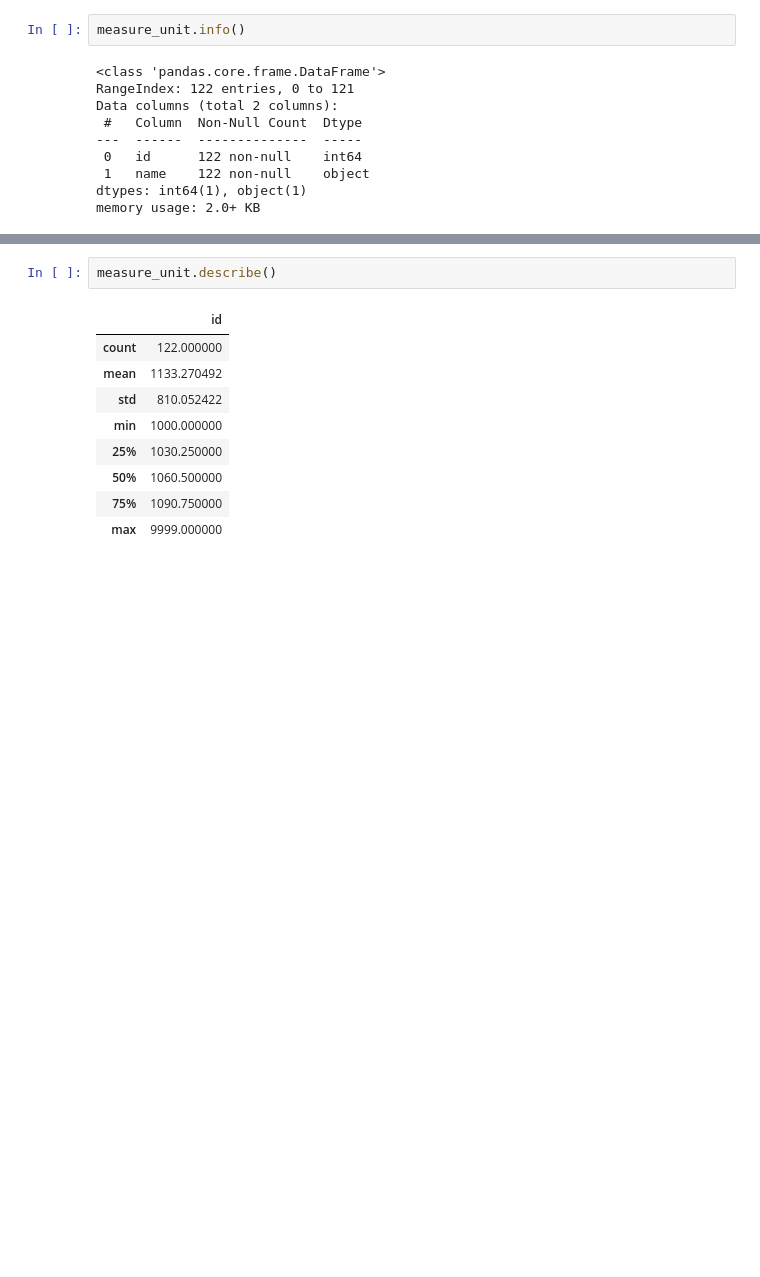
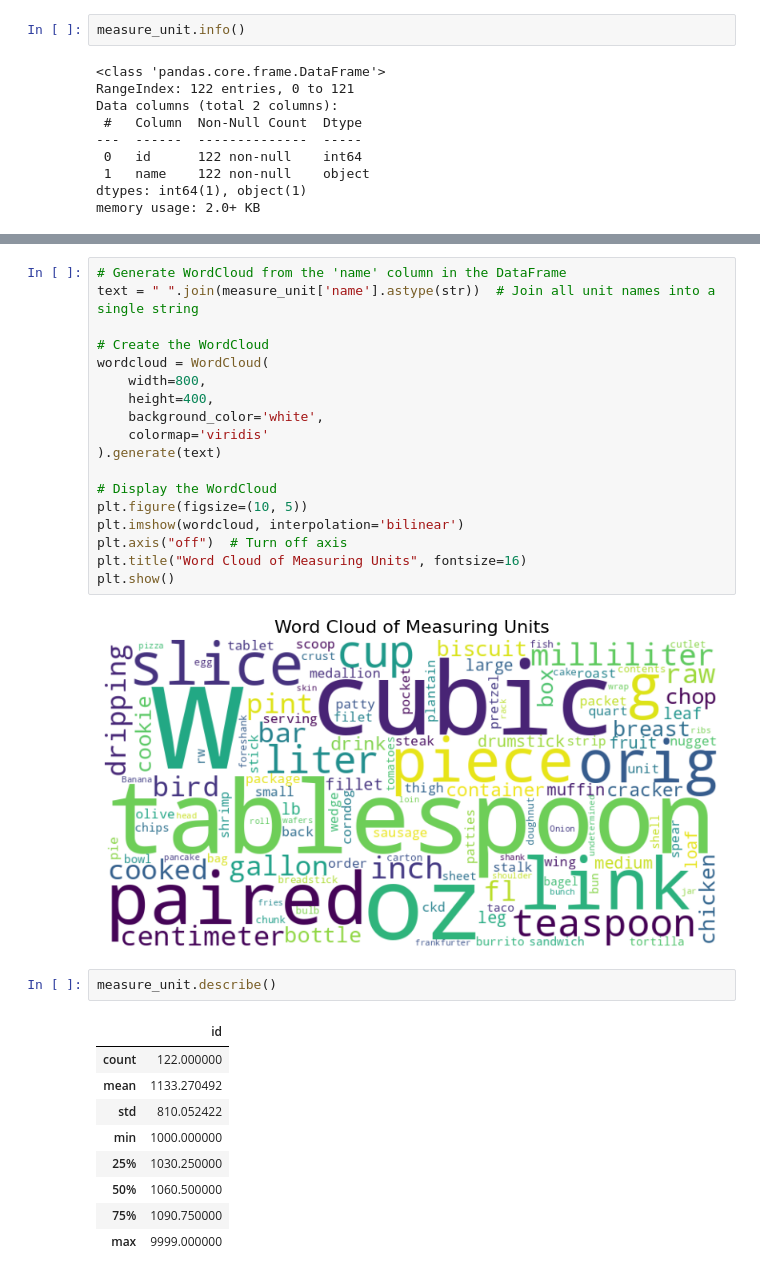
Before and after one commit to yashichawla/USDA-Branded-Foods, a Jupyter notebook: EDA/Data_Analysis(2).ipynb, the cells around one changed output, grey strips where cells are left out. Saved outputs shown, nothing was run; the diff lists cells and outputs as text; blank space fills up the shorter version.

```diff
--- a/EDA/Data_Analysis(2).ipynb
+++ b/EDA/Data_Analysis(2).ipynb
@@ -177,3 +207,23 @@ memory usage: 2.0+ KB
+# %%
+# Generate WordCloud from the 'name' column in the DataFrame
+text = " ".join(measure_unit['name'].astype(str))  # Join all unit names into a single string
+
+# Create the WordCloud
+wordcloud = WordCloud(
+    width=800,
+    height=400,
+    background_color='white',
+    colormap='viridis'
+).generate(text)
+
+# Display the WordCloud
+plt.figure(figsize=(10, 5))
+plt.imshow(wordcloud, interpolation='bilinear')
+plt.axis("off")  # Turn off axis
+plt.title("Word Cloud of Measuring Units", fontsize=16)
+plt.show()
+# %% [output]
+[figure, added]
 # %%
 measure_unit.describe()
 # %% [output]
```
Also changed, not shown: parts of 13 cells of this notebook, 2 other files.
